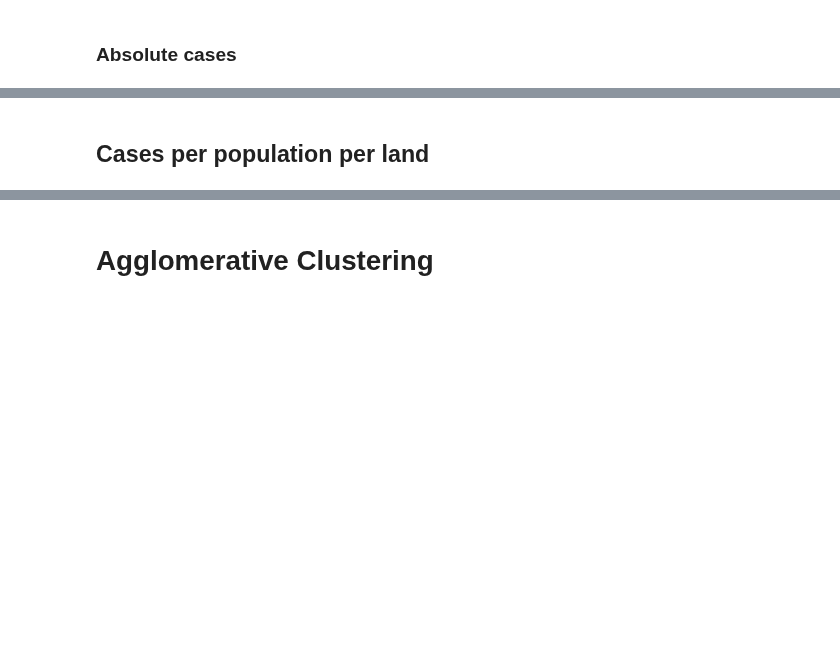
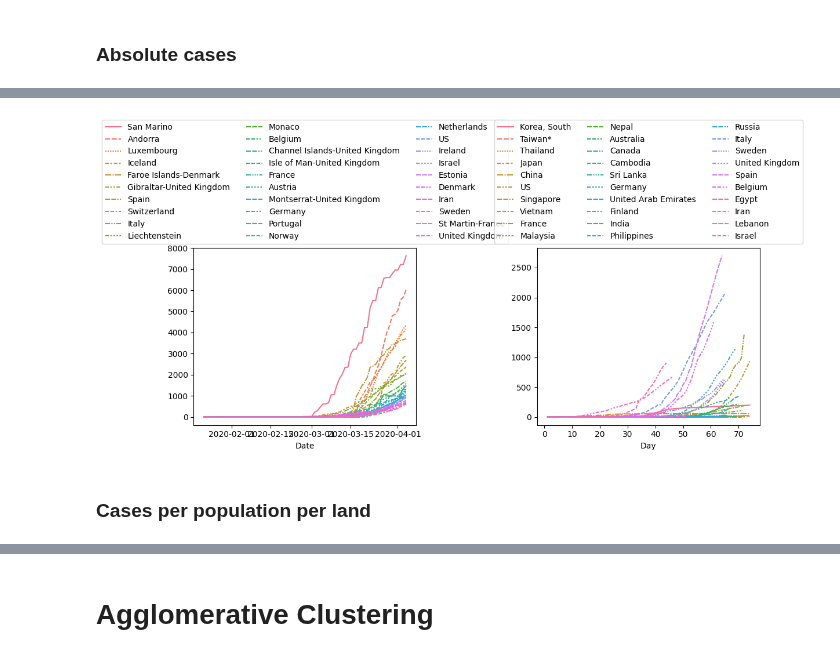
Before and after one commit to SebastianVeuskens/Covid-19-Clustering-Analysis, a Jupyter notebook: scripts/main.ipynb, the cells around one changed output, grey strips where cells are left out. Saved outputs shown, nothing was run; the diff lists cells and outputs as text; code cells hidden in the pictures; blank space fills up the shorter version.

```diff
--- a/scripts/main.ipynb
+++ b/scripts/main.ipynb
@@ -272,2 +148,16 @@ Arguments: ()
+# %%
+fig, (ax1, ax2) = plt.subplots(1, 2, figsize=(12, 6))
+
+sns.lineplot(data=data_2date_trunc, ax=ax1)
+
+sns.move_legend(ax1, loc='lower center', bbox_to_anchor = (0.5,1), ncol=3, fancybox=True)
+
+sns.lineplot(data=data_2day_trunc, ax=ax2)
+sns.move_legend(ax2, loc='lower center', bbox_to_anchor = (0.5,1), ncol= 3, fancybox=True)
+
+plt.tight_layout()
+plt.show()
+# %% [output]
+[figure, added]
 # %% [markdown]
-## Cases per population per land
+### Cases per population per land
```
Also changed, not shown: parts of 25 cells of this notebook, 1 other file.
